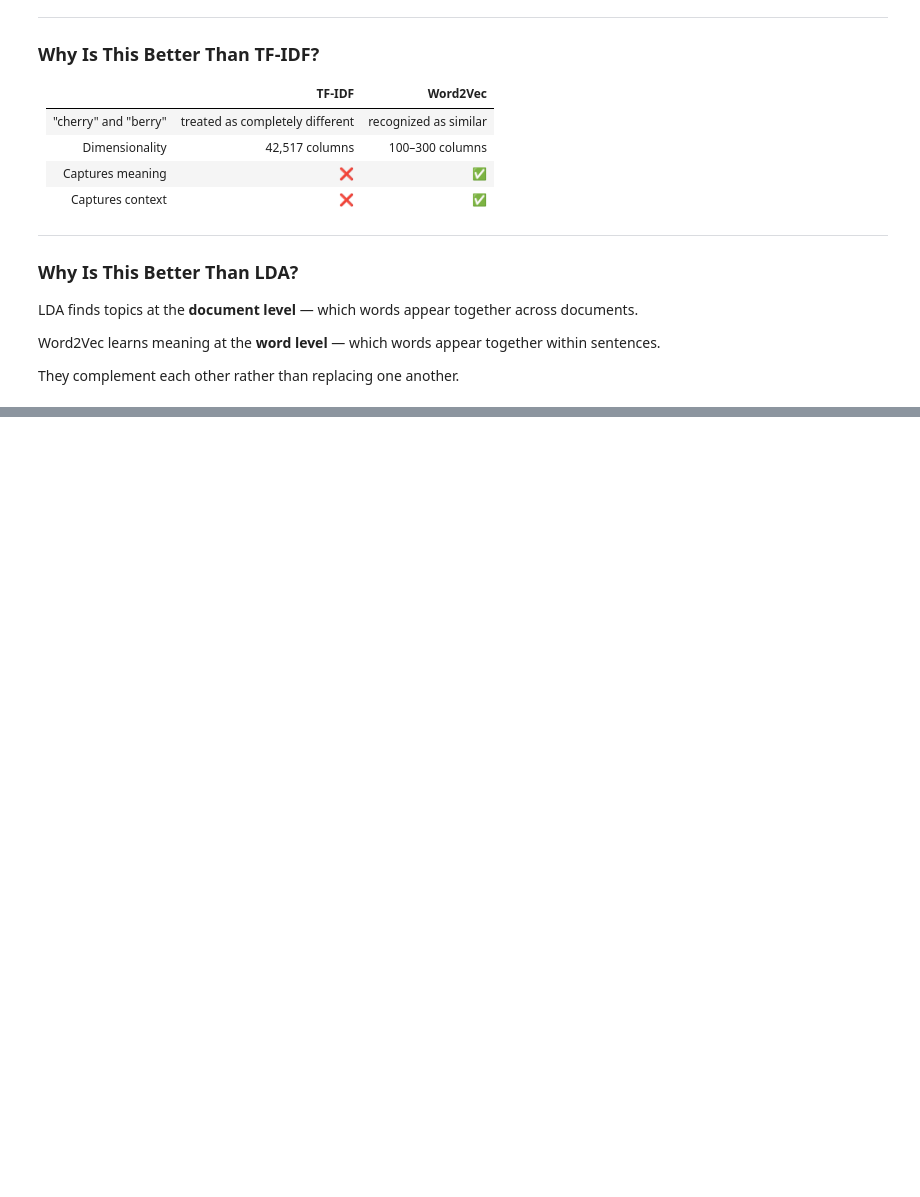
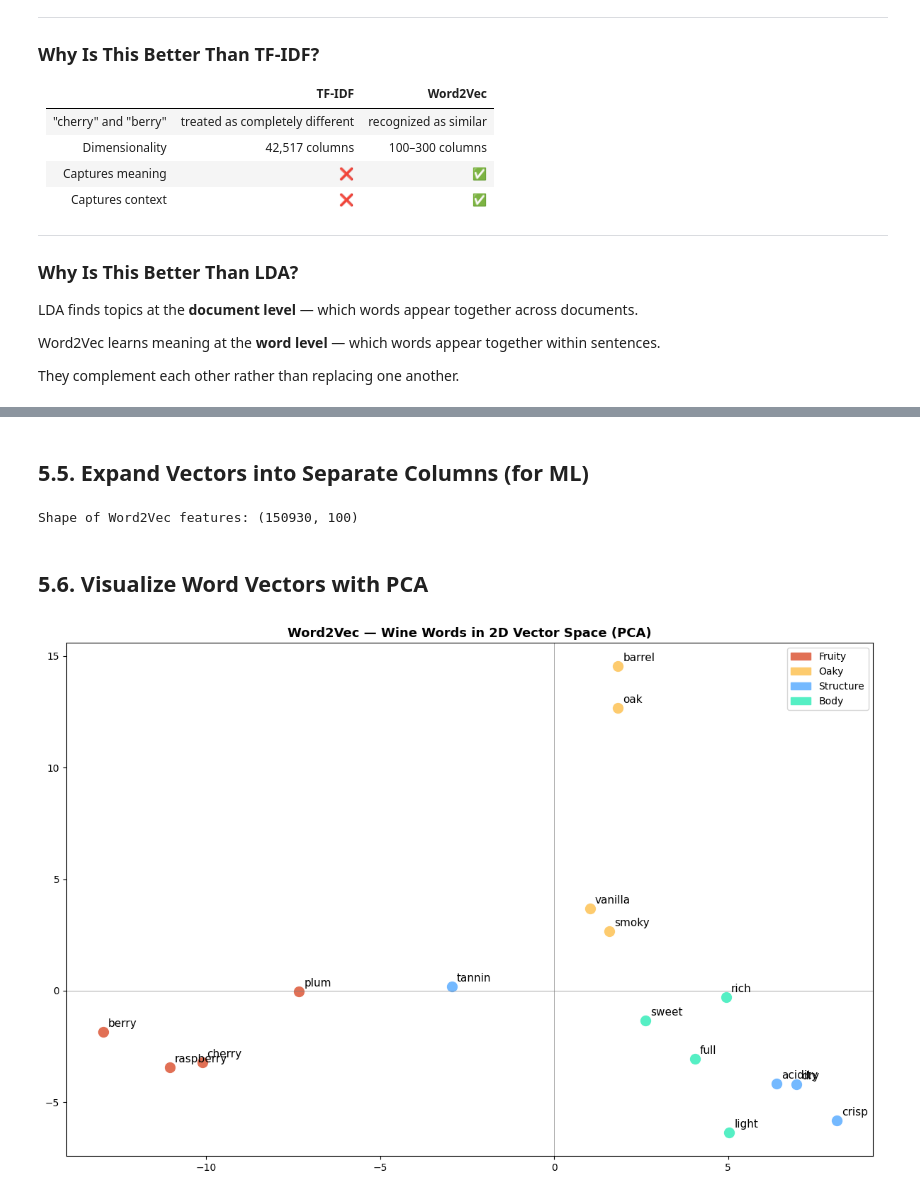
Before and after one commit to zakzakzak/dataScience, a Jupyter notebook: wine-reviews-description-nlp-analysis.ipynb, the cells around one changed output, grey strips where cells are left out. Cells and saved outputs as stored; diff of their text form; code cells hidden in the pictures; blank space fills up the shorter version.

Commit message:
Kaggle Notebook | Wine Reviews : Description - NLP Analysis | Version 16

```diff
--- a/wine-reviews-description-nlp-analysis.ipynb
+++ b/wine-reviews-description-nlp-analysis.ipynb
@@ -1016,0 +1046,10 @@ They complement each other rather than replacing one another.
+# %%
+# Check most similar words for wine-related terms
+test_words = ["cherry", "tannin", "oak", "sweet", "acidity"]
+
+print("\n=== Most Similar Words ===")
+for word in test_words:
+    if word in w2v_model.wv:
+        similar = w2v_model.wv.most_similar(word, topn=5)
+        similar_words = [f"{w}({s:.2f})" for w, s in similar]
+        print(f"\n'{word}': {' | '.join(similar_words)}")
@@ -1016,0 +1103,60 @@ They complement each other rather than replacing one another.
+# %% [markdown]
+## 5.5. Expand Vectors into Separate Columns (for ML)
+# %%
+w2v_df = pd.DataFrame(
+    desc["w2v_vector"].tolist(),
+    columns=[f"w2v_{i}" for i in range(w2v_model.vector_size)]
+)
+print(f"Shape of Word2Vec features: {w2v_df.shape}")
+# %% [output]
+Shape of Word2Vec features: (150930, 100)
+# %% [markdown]
+## 5.6. Visualize Word Vectors with PCA
+# %%
+# Select interesting wine-related words to visualize
+viz_words = [
+    "cherry", "berry", "plum", "raspberry",      # fruity
+    "oak", "vanilla", "barrel", "smoky",           # oaky
+    "tannin", "acidity", "dry", "crisp",           # structure
+    "sweet", "rich", "full", "light"               # body
+]
+
+# filter only words that exist in vocabulary
+viz_words = [w for w in viz_words if w in w2v_model.wv]
+viz_vectors = np.array([w2v_model.wv[w] for w in viz_words])
+
+# reduce to 2D with PCA
+pca = PCA(n_components=2, random_state=42)
+reduced = pca.fit_transform(viz_vectors)
+
+# color by category
+colors = (
+    ["#e17055"] * 4 +   # fruity → red
+    ["#fdcb6e"] * 4 +   # oaky → yellow
+    ["#74b9ff"] * 4 +   # structure → blue
+    ["#55efc4"] * 4     # body → green
+)
+colors = colors[:len(viz_words)]
+
+plt.figure(figsize=(12, 8))
+for i, word in enumerate(viz_words):
+    plt.scatter(reduced[i, 0], reduced[i, 1], color=colors[i], s=100, zorder=2)
+    plt.annotate(word, (reduced[i, 0], reduced[i, 1]),
+                 textcoords="offset points", xytext=(5, 5), fontsize=11)
+
+# legend
+from matplotlib.patches import Patch
+legend = [
+    Patch(color="#e17055", label="Fruity"),
+    Patch(color="#fdcb6e", label="Oaky"),
+    Patch(color="#74b9ff", label="Structure"),
+    Patch(color="#55efc4", label="Body")
+]
+plt.legend(handles=legend)
+plt.title("Word2Vec — Wine Words in 2D Vector Space (PCA)", fontsize=13, fontweight="bold")
+plt.axhline(0, color="gray", linewidth=0.5)
+plt.axvline(0, color="gray", linewidth=0.5)
+plt.tight_layout()
+plt.show()
+# %% [output]
+[figure, added]
```
Also changed, not shown: parts of 43 cells of this notebook.
